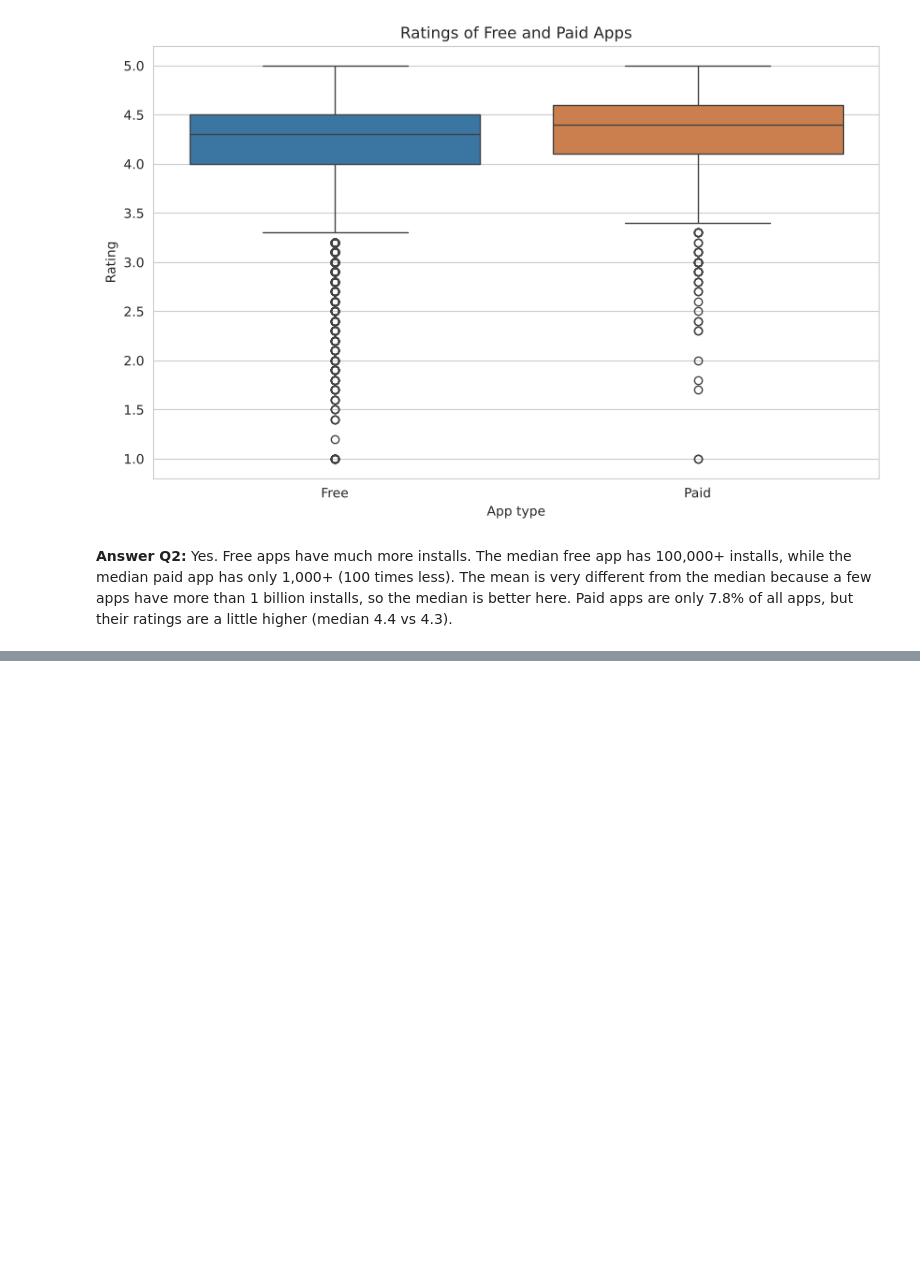
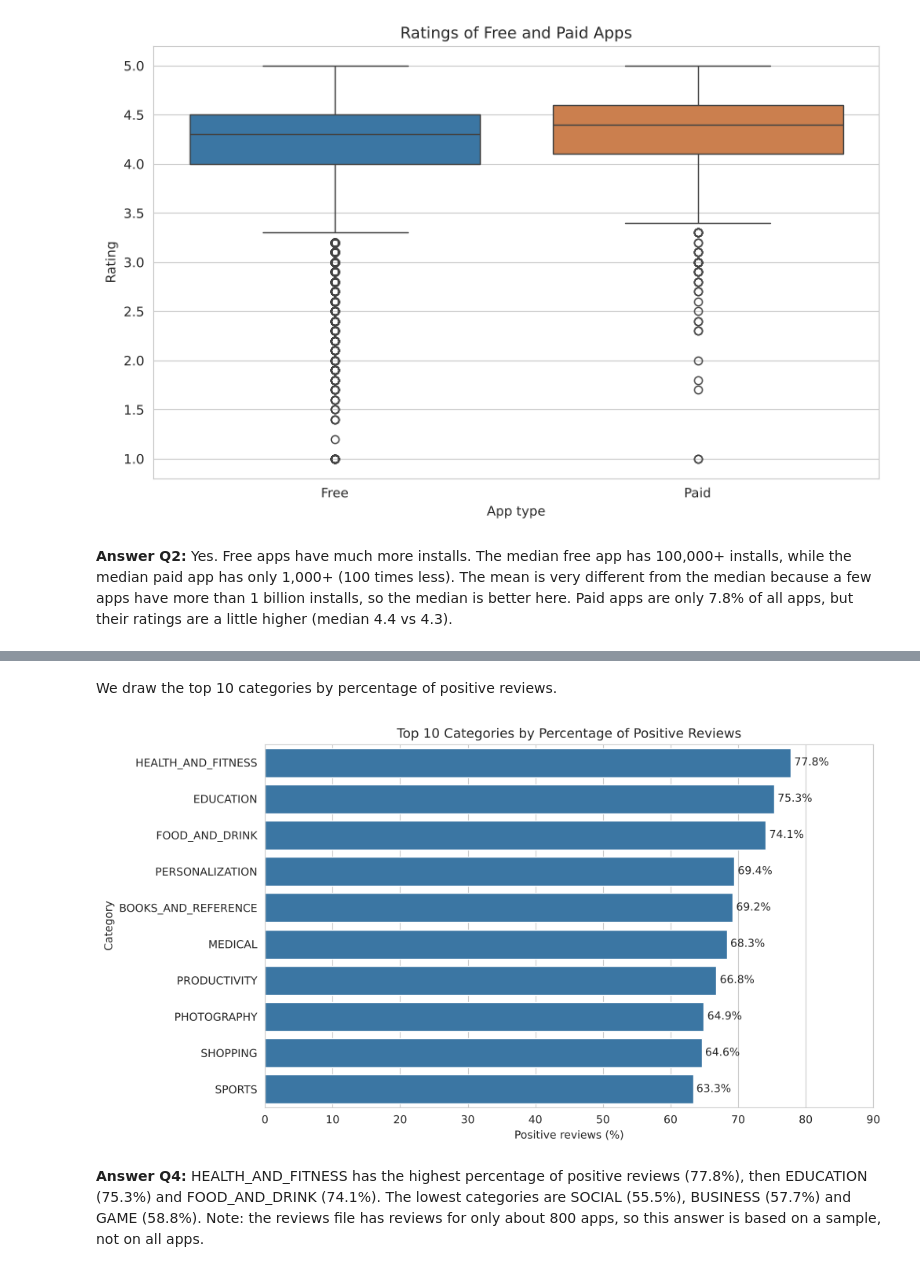
Before and after one commit to ahmed2sadeq/google-play-apps-analysis, a Jupyter notebook: project.ipynb, the cells around one changed output, grey strips where cells are left out. Drawn from its saved outputs; the diff is of its cells as text; code cells hidden in the pictures; blank space fills up the shorter version.

```diff
--- a/project.ipynb
+++ b/project.ipynb
@@ -745,0 +785,10 @@ plt.show()
+# %%
+df_reviews['is_positive'] = (df_reviews['sentiment'] == 'Positive').astype(int)
+
+review_summary = df_reviews.groupby('app').agg(
+    total_reviews=('sentiment', 'count'),
+    positive_reviews=('is_positive', 'sum')
+).reset_index()
+
+print('Apps with reviews:', len(review_summary))
+review_summary.head()
@@ -745,0 +805,5 @@ plt.show()
+# %%
+apps_reviews = pd.merge(df_apps, review_summary, on='app', how='inner')
+print('Apps after merge:', len(apps_reviews))
+print('Apps lost in the merge:', len(review_summary) - len(apps_reviews))
+apps_reviews[['app', 'category', 'total_reviews', 'positive_reviews']].head()
@@ -745,0 +821,10 @@ plt.show()
+# %%
+category_sentiment = apps_reviews.groupby('category').agg(
+    apps=('app', 'count'),
+    total_reviews=('total_reviews', 'sum'),
+    positive_reviews=('positive_reviews', 'sum')
+)
+category_sentiment['positive_pct'] = category_sentiment['positive_reviews'] / category_sentiment['total_reviews'] * 100
+category_sentiment = category_sentiment.query('apps >= 10')
+category_sentiment = category_sentiment.sort_values('positive_pct', ascending=False)
+category_sentiment.head(10)
@@ -745,0 +844,18 @@ plt.show()
+# %% [markdown]
+We draw the top 10 categories by percentage of positive reviews.
+# %%
+top10_positive = category_sentiment.head(10).reset_index()
+
+sns.barplot(data=top10_positive, x='positive_pct', y='category', color=main_color)
+for i, value in enumerate(top10_positive['positive_pct']):
+    plt.text(value + 0.5, i, f'{value:.1f}%', va='center')
+plt.title('Top 10 Categories by Percentage of Positive Reviews')
+plt.xlabel('Positive reviews (%)')
+plt.ylabel('Category')
+plt.xlim(0, 90)
+plt.savefig('images/07_q4_positive_reviews_by_category.png', dpi=100, bbox_inches='tight')
+plt.show()
+# %% [output]
+[figure, added]
+# %% [markdown]
+**Answer Q4:** HEALTH_AND_FITNESS has the highest percentage of positive reviews (77.8%), then EDUCATION (75.3%) and FOOD_AND_DRINK (74.1%). The lowest categories are SOCIAL (55.5%), BUSINESS (57.7%) and GAME (58.8%). Note: the reviews file has reviews for only about 800 apps, so this answer is based on a sample, not on all apps.
```
Also changed, not shown: parts of 11 cells of this notebook, 4 other files.
